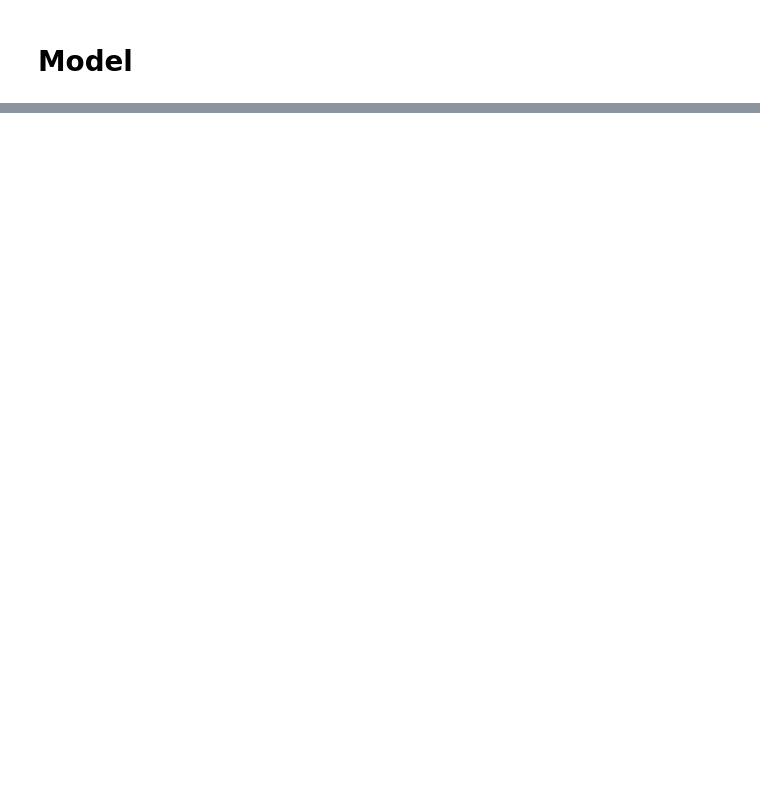
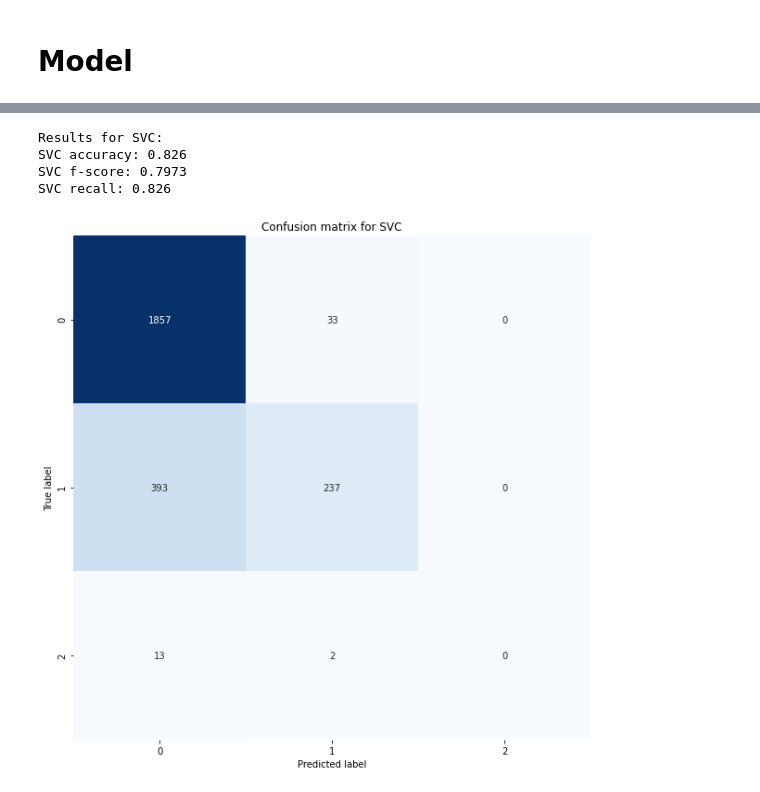
Before and after one commit to PatrykKotulak/Master-thesis, a Jupyter notebook: Hate_Speech_Detection.ipynb, the cells around one changed output, grey strips where cells are left out. Cells and saved outputs as stored; diff of their text form; code cells hidden in the pictures; blank space fills up the shorter version.

```diff
--- a/Hate_Speech_Detection.ipynb
+++ b/Hate_Speech_Detection.ipynb
@@ -315,0 +122,16 @@ log_reg.plot_confusion_matrix_percent()
+# %%
+# SMOTE for Logistic Regression
+
+svc = Modeling(SVC(probability=True),
+                          X_train, X_val, y_train, y_val, result,
+                         'SVC')
+svc.fit_predict()
+svc.print_results()
+svc.plot_confusion_matrix()
+result = svc.add_to_table()
+# %% [output]
+Results for SVC:
+SVC accuracy: 0.826
+SVC f-score: 0.7973
+SVC recall: 0.826
+[figure, added]
```
Also changed, not shown: parts of 50 cells of this notebook, 11 other files.
